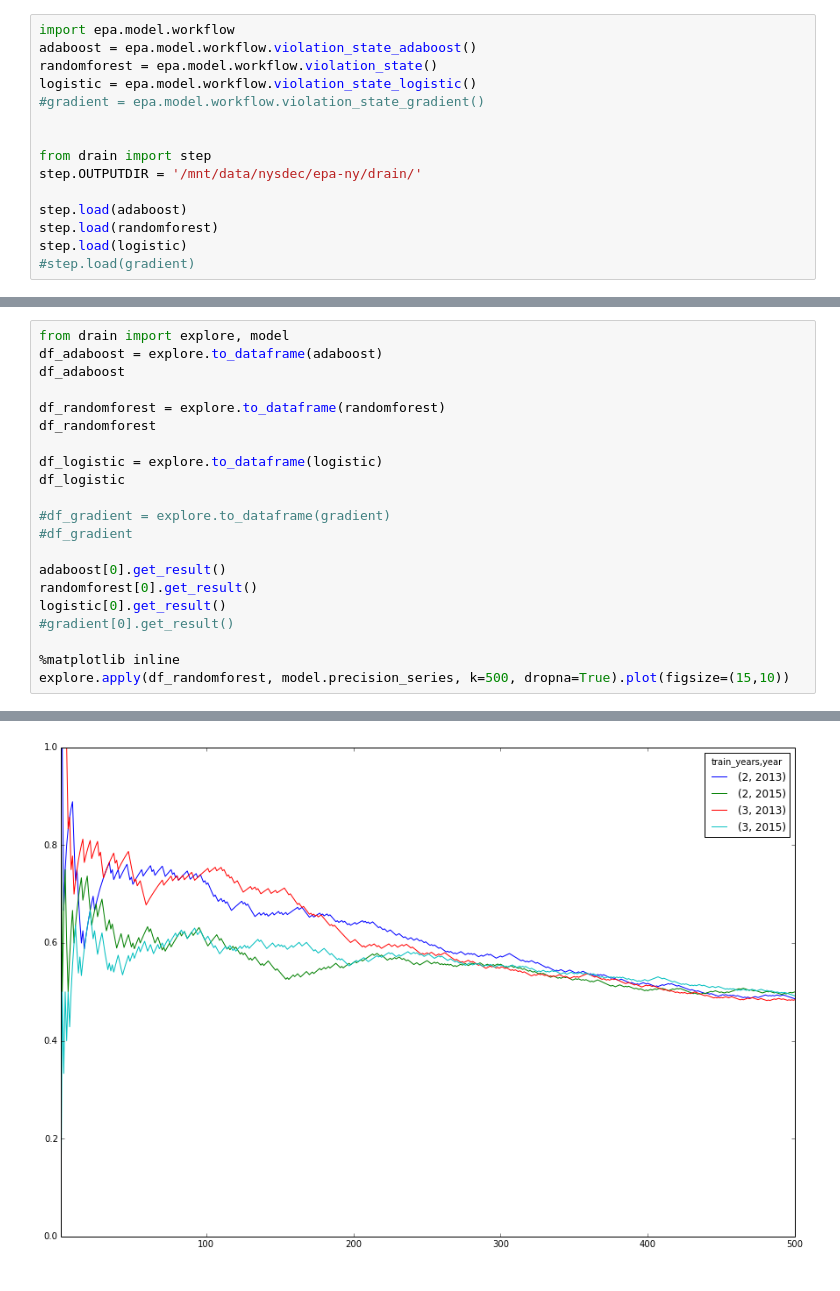
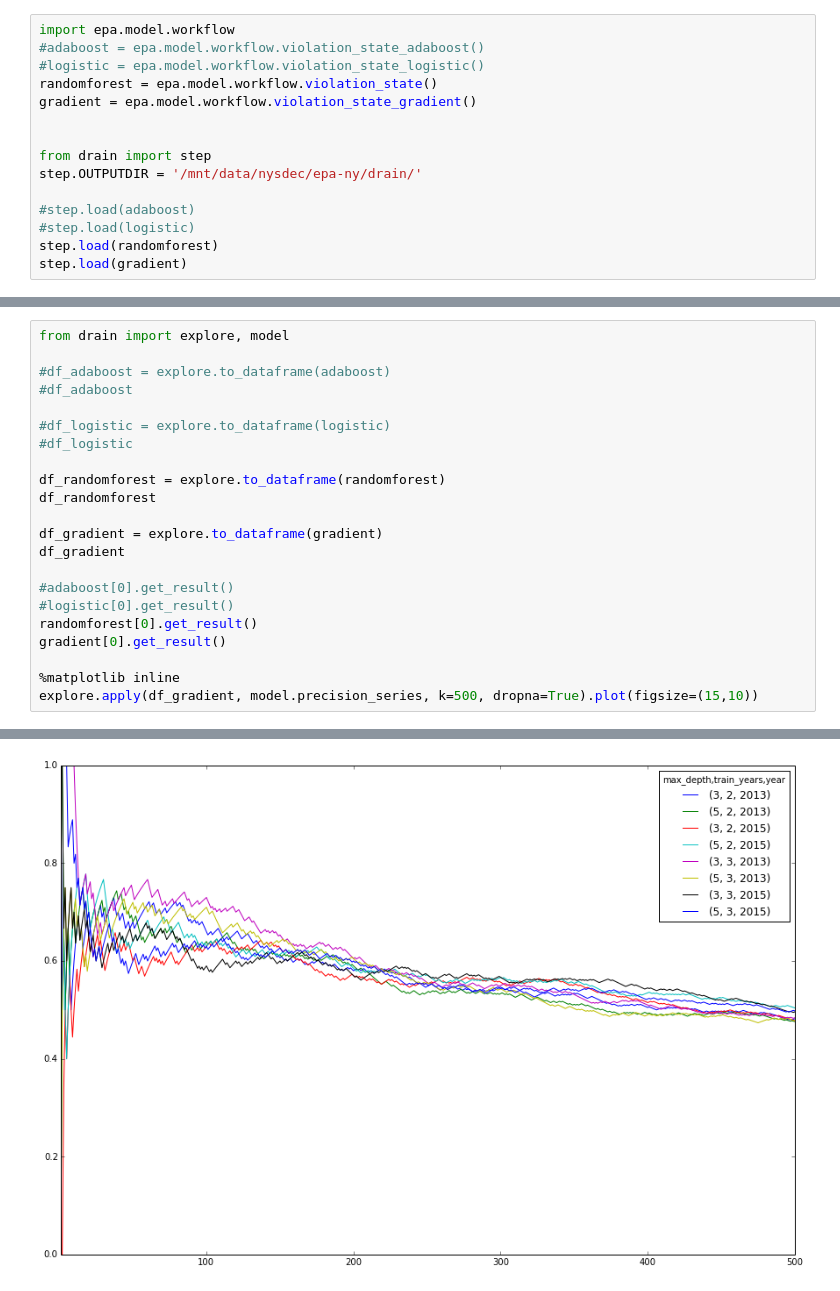
Before and after one commit to dssg/rcra, a Jupyter notebook: exploring/Comparing models.ipynb, the cells around one changed output, grey strips where cells are left out. Cells and saved outputs as stored; diff of their text form.

Commit message:
added GradientBoostingClassifier

```diff
--- a/exploring/Comparing models.ipynb
+++ b/exploring/Comparing models.ipynb
@@ -1,16 +1,16 @@
 # %%
 import epa.model.workflow
-adaboost = epa.model.workflow.violation_state_adaboost()
+#adaboost = epa.model.workflow.violation_state_adaboost()
+#logistic = epa.model.workflow.violation_state_logistic()
 randomforest = epa.model.workflow.violation_state()
-logistic = epa.model.workflow.violation_state_logistic()
-#gradient = epa.model.workflow.violation_state_gradient()
+gradient = epa.model.workflow.violation_state_gradient()
 
 
 from drain import step
 step.OUTPUTDIR = '/mnt/data/nysdec/epa-ny/drain/'
 
-step.load(adaboost)
+#step.load(adaboost)
+#step.load(logistic)
 step.load(randomforest)
-step.load(logistic)
-#step.load(gradient)
+step.load(gradient)
 # %% [output]
@@ -33,25 +33,26 @@ step.load(logistic)
        return_feature_importances=True, return_predictions=True)]
 # %%
 from drain import explore, model
-df_adaboost = explore.to_dataframe(adaboost)
-df_adaboost
+
+#df_adaboost = explore.to_dataframe(adaboost)
+#df_adaboost
+
+#df_logistic = explore.to_dataframe(logistic)
+#df_logistic
 
 df_randomforest = explore.to_dataframe(randomforest)
 df_randomforest
 
-df_logistic = explore.to_dataframe(logistic)
-df_logistic
+df_gradient = explore.to_dataframe(gradient)
+df_gradient
 
-#df_gradient = explore.to_dataframe(gradient)
-#df_gradient
-
-adaboost[0].get_result()
+#adaboost[0].get_result()
+#logistic[0].get_result()
 randomforest[0].get_result()
-logistic[0].get_result()
-#gradient[0].get_result()
+gradient[0].get_result()
 
 %matplotlib inline
-explore.apply(df_randomforest, model.precision_series, k=500, dropna=True).plot(figsize=(15,10))
+explore.apply(df_gradient, model.precision_series, k=500, dropna=True).plot(figsize=(15,10))
 # %% [output]
 <matplotlib.axes.AxesSubplot at 0x...>
-[figure, old version]
+[figure, new version]
```
Also changed, not shown: parts of 1 cell of this notebook, 1 other file.
